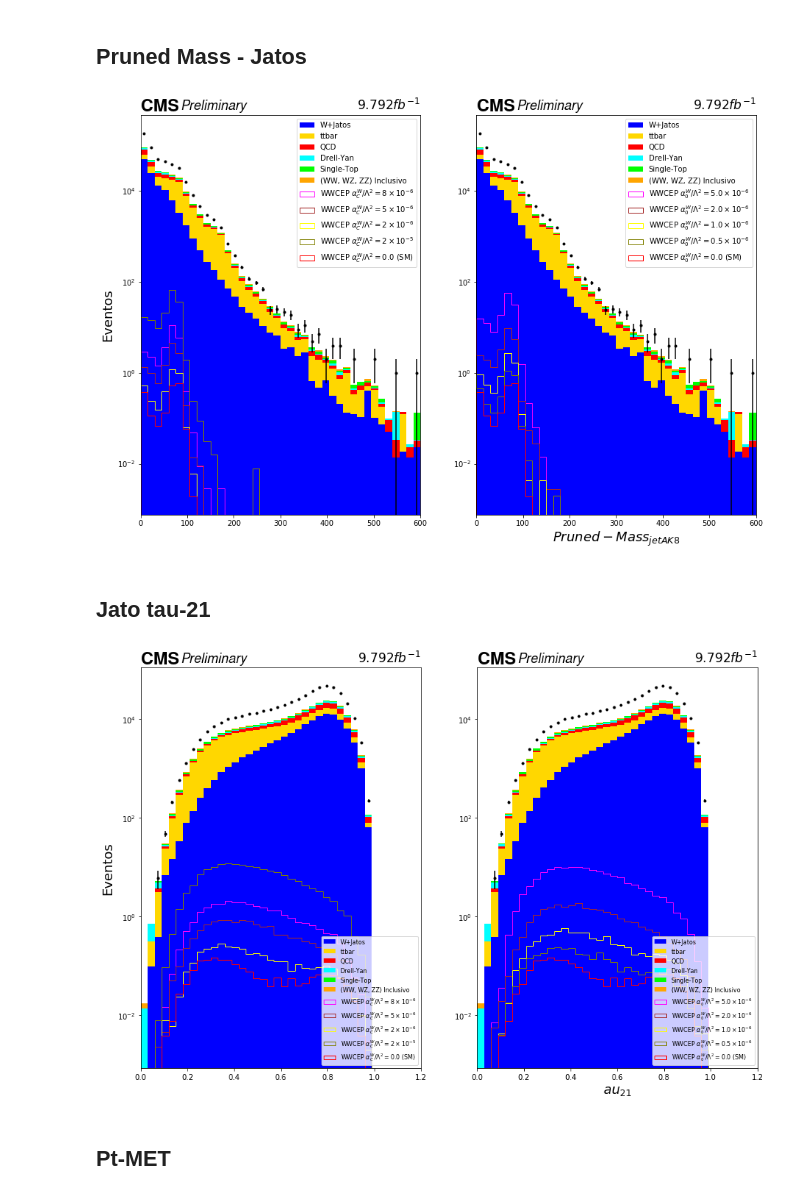
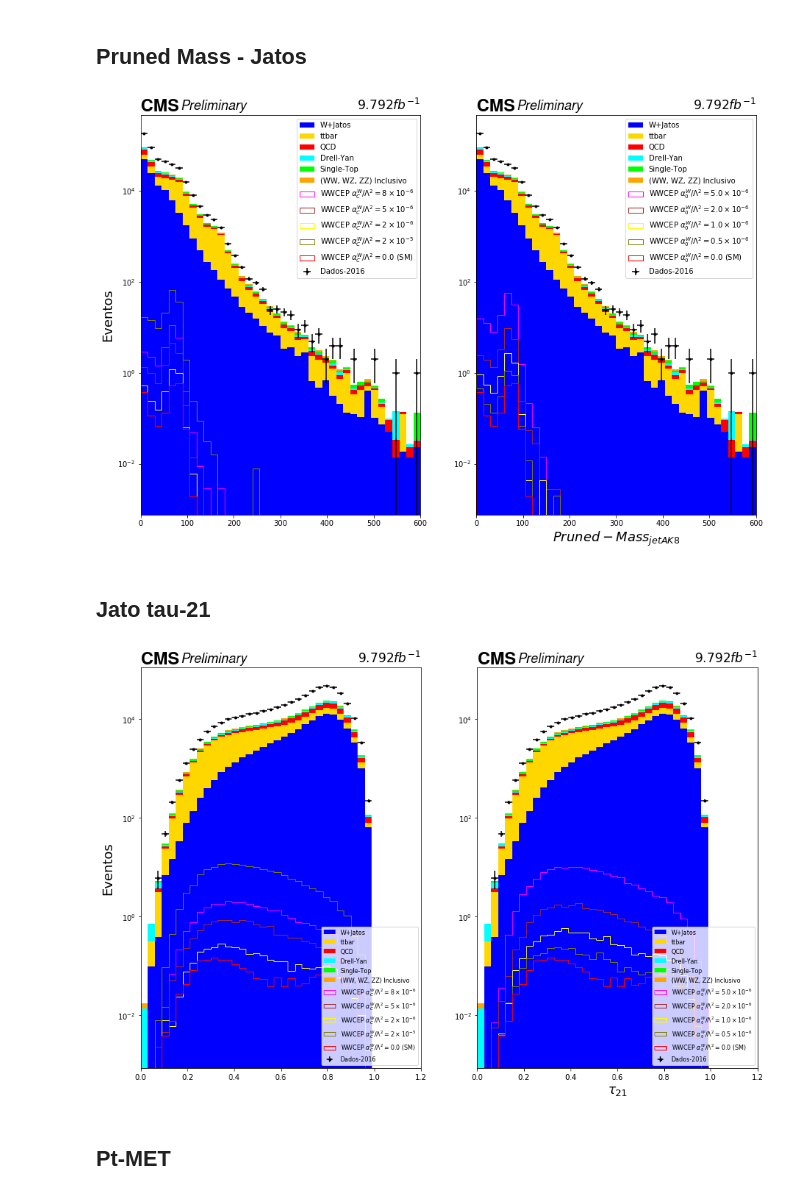
Before and after one commit to teteumac/Acoplamento-Quartico-Anomalo, a Jupyter notebook: Miguel/Data_Investigation_new.ipynb, the cells around one changed output. Cells and saved outputs as stored; diff of their text form; code cells hidden in the pictures.

```diff
--- a/Miguel/Data_Investigation_new.ipynb
+++ b/Miguel/Data_Investigation_new.ipynb
@@ -683,52 +683,52 @@ bin_centres_1 = ( bin_edges_1[:-1] + bin_edges_1[1:] ) / 2.
 
 axes[0].hist( lista_backgr(var) , bins = 40, range = range_, stacked = True , weights = lista_norm_back , label = label_back , color = ['blue','gold','red','cyan','lime','orange'] )
 axes[0].hist( lista_signal_0(var) , bins = 40, range = range_, histtype = 'step', weights = lista_signal_0_norm , label = label_signal_0 , color = ['red','olive','yellow','brown','fuchsia'] )
+axes[0].errorbar( bin_centres_1, counts_1, yerr=errors_1, xerr=abs(bin_centres_1[4] - bin_centres_1[5])/2, fmt='.', label = 'Dados-2016', color = 'black' )
 axes[0].legend(loc='best', fontsize=10)
 axes[0].set_xlim(range_)
 axes[0].set_ylabel('Eventos', fontsize = 18)
 axes[0].set_yscale('log')
-axes[0].errorbar( bin_centres_1, counts_1, yerr=errors_1, fmt='.', label = 'Dados-2016', color = 'black' )
 axes[0] = hep.cms.label(llabel="Preliminary", rlabel="$9.792 fb^{-1}$", ax = axes[0] , fontsize = 18)
 
 axes[1].hist( lista_backgr(var) , bins = 40, range = range_, stacked = True , weights = lista_norm_back , label = label_back , color = ['blue','gold','red','cyan','lime','orange'] )
 axes[1].hist( lista_signal_1(var) , bins = 40, range = range_, histtype = 'step' , weights = lista_signal_1_norm , label = label_signal_1 , color = ['red','olive','yellow','brown','fuchsia'] )
+axes[1].errorbar( bin_centres_1, counts_1, yerr=errors_1, xerr=abs(bin_centres_1[4] - bin_centres_1[5])/2, fmt='.', label = 'Dados-2016', color = 'black' )
 axes[1].legend(loc='best', fontsize=10)
 axes[1].set_xlim(range_)
 axes[1].set_xlabel('$Pruned-Mass_{jetAK8}$', fontsize = 18)
 axes[1].set_yscale('log')
-axes[1].errorbar( bin_centres_1, counts_1, yerr=errors_1, fmt='.', label = 'Dados-2016', color = 'black' )
 axes[1] = hep.cms.label(llabel="Preliminary", rlabel="$9.792 fb^{-1}$", ax = axes[1] , fontsize = 18)
 # %% [output]
-[figure, old version]
+[figure, new version]
 # %% [markdown]
 ## Jato tau-21
 # %%
 fig, axes = plt.subplots( 1, 2, figsize=(15,10) )
 range_ = (0,1.2)
 var = 7
 counts_1, bin_edges_1 = np.histogram( Dadinhos_reais[:,var] , bins = 40, range = range_ )
 errors_1 = np.sqrt( counts_1 )
 bin_centres_1 = ( bin_edges_1[:-1] + bin_edges_1[1:] ) / 2.
 
 axes[0].hist( lista_backgr(var) , bins = 40, range = range_, stacked = True , weights = lista_norm_back , label = label_back , color = ['blue','gold','red','cyan','lime','orange'] )
 axes[0].hist( lista_signal_0(var) , bins = 40, range = range_, histtype = 'step', weights = lista_signal_0_norm , label = label_signal_0 , color = ['red','olive','yellow','brown','fuchsia'] )
+axes[0].errorbar( bin_centres_1, counts_1, yerr=errors_1, xerr=abs(bin_centres_1[4] - bin_centres_1[5])/2, fmt='.', label = 'Dados-2016', color = 'black' )
 axes[0].legend(loc='best', fontsize=8)
 axes[0].set_xlim(range_)
 axes[0].set_ylabel('Eventos', fontsize = 18)
 axes[0].set_yscale('log')
-axes[0].errorbar( bin_centres_1, counts_1, yerr=errors_1, fmt='.', label = 'Dados-2016', color = 'black' )
 axes[0] = hep.cms.label(llabel="Preliminary", rlabel="$9.792 fb^{-1}$", ax = axes[0] , fontsize = 18)
 
 axes[1].hist( lista_backgr(var) , bins = 40, range = range_, stacked = True , weights = lista_norm_back , label = label_back , color = ['blue','gold','red','cyan','lime','orange'] )
 axes[1].hist( lista_signal_1(var) , bins = 40, range = range_, histtype = 'step' , weights = lista_signal_1_norm , label = label_signal_1 , color = ['red','olive','yellow','brown','fuchsia'] )
+axes[1].errorbar( bin_centres_1, counts_1, yerr=errors_1, xerr=abs(bin_centres_1[4] - bin_centres_1[5])/2, fmt='.', label = 'Dados-2016', color = 'black' )
 axes[1].legend(loc='best', fontsize=8)
 axes[1].set_xlim(range_)
-axes[1].set_xlabel('$\tau_{21}$', fontsize = 18)
+axes[1].set_xlabel(r'$\tau_{21}$', fontsize = 18)
 axes[1].set_yscale('log')
-axes[1].errorbar( bin_centres_1, counts_1, yerr=errors_1, fmt='.', label = 'Dados-2016', color = 'black' )
 axes[1] = hep.cms.label(llabel="Preliminary", rlabel="$9.792 fb^{-1}$", ax = axes[1] , fontsize = 18)
 # %% [output]
-[figure, old version]
+[figure, new version]
 # %% [markdown]
 ## Pt-MET
 # %%
```
Also changed, not shown: parts of 9 cells of this notebook.
